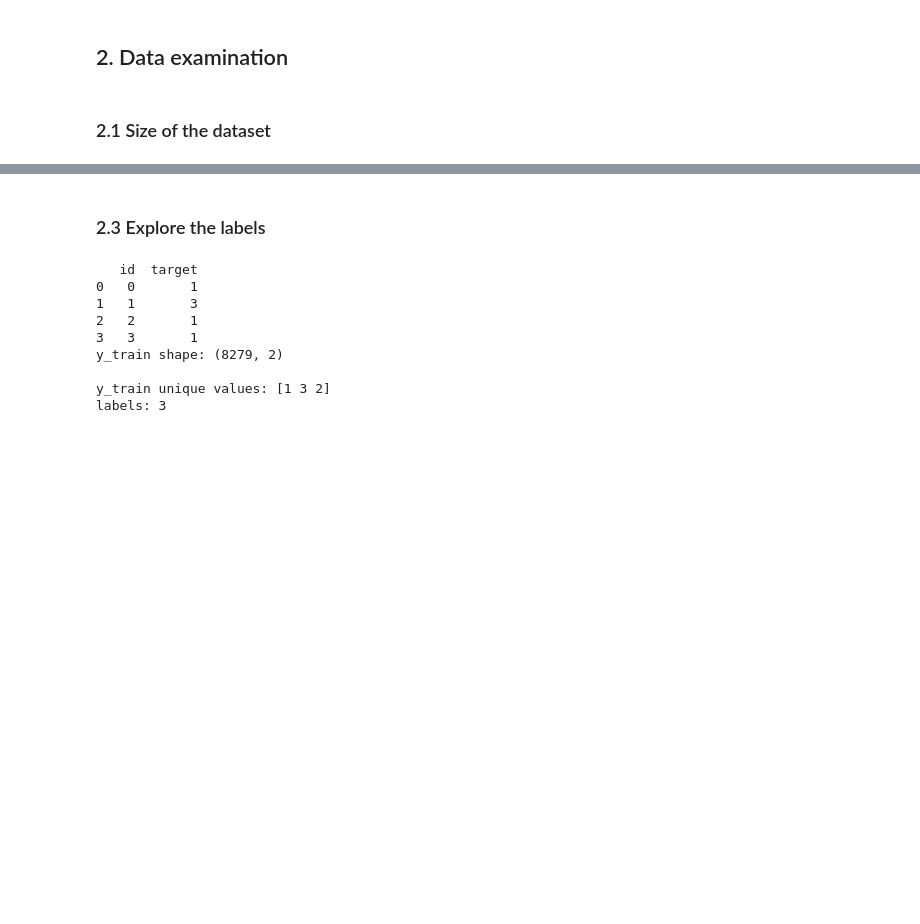
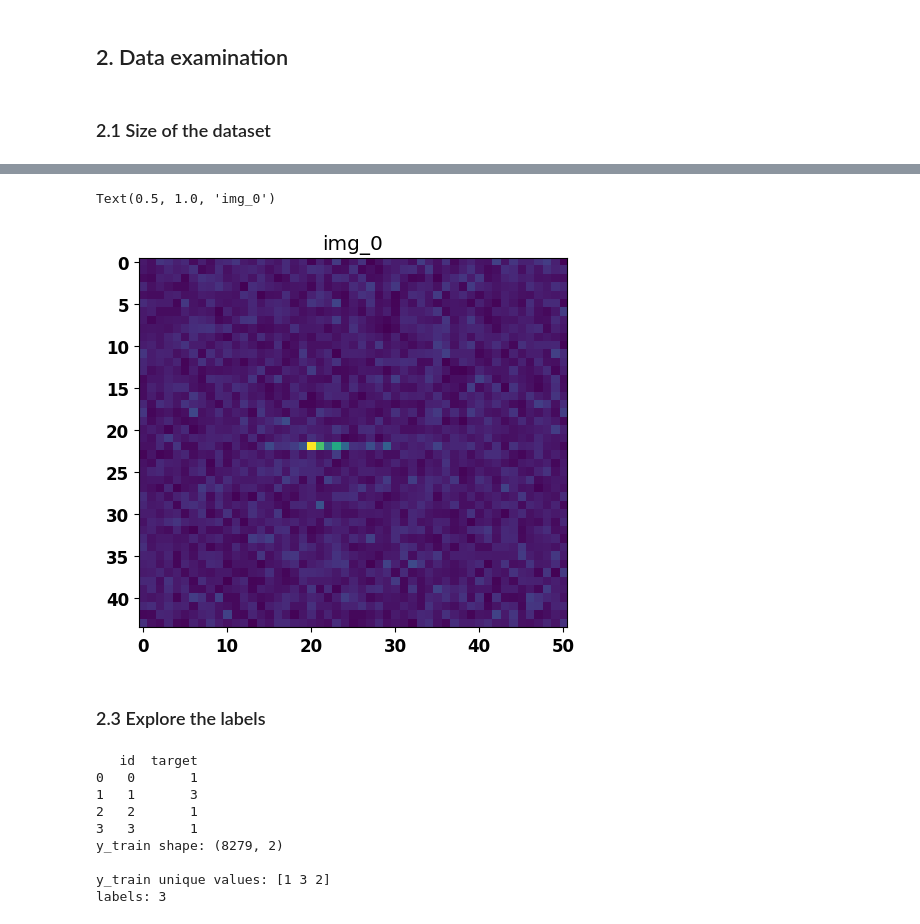
Before and after one commit to KassenBoyaubay/MPA-MLF-Exercises, a Jupyter notebook: Finalproject/Finalproject_Colab.ipynb, the cells around one changed output, grey strips where cells are left out. Drawn from its saved outputs; the diff is of its cells as text; code cells hidden in the pictures; blank space fills up the shorter version.

```diff
--- a/Finalproject/Finalproject_Colab.ipynb
+++ b/Finalproject/Finalproject_Colab.ipynb
@@ -65,0 +59,9 @@ Image shape:  (539, 682, 3)
+# %%
+img_name = 'img_0'
+img = pd.read_csv('/content/drive/MyDrive/Dataset/Train/CSV/' + img_name + '.csv').values
+print('Image shape: ', img.shape)
+print(img)
+
+img = np.delete(img, 0, 1)
+print('Image shape without first column: ', img.shape)
+print(img)
@@ -66,3 +85,9 @@ Image shape:  (539, 682, 3)
+# %%
+plt.imshow(img)
+plt.title(img_name)
+# %% [output]
+Text(0.5, 1.0, 'img_0')
+[figure, added]
 # %% [markdown]
 ### 2.3 Explore the labels
 # %%
```
Also changed, not shown: parts of 52 cells of this notebook.
